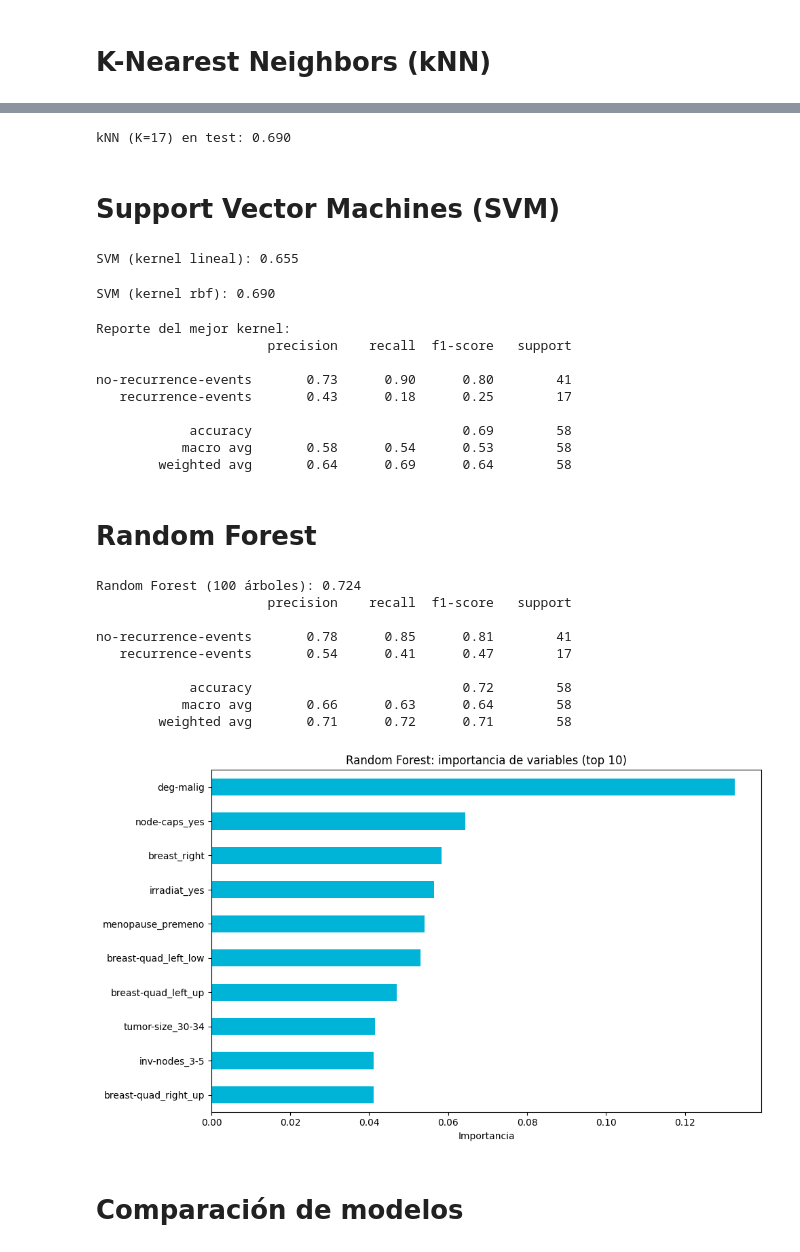
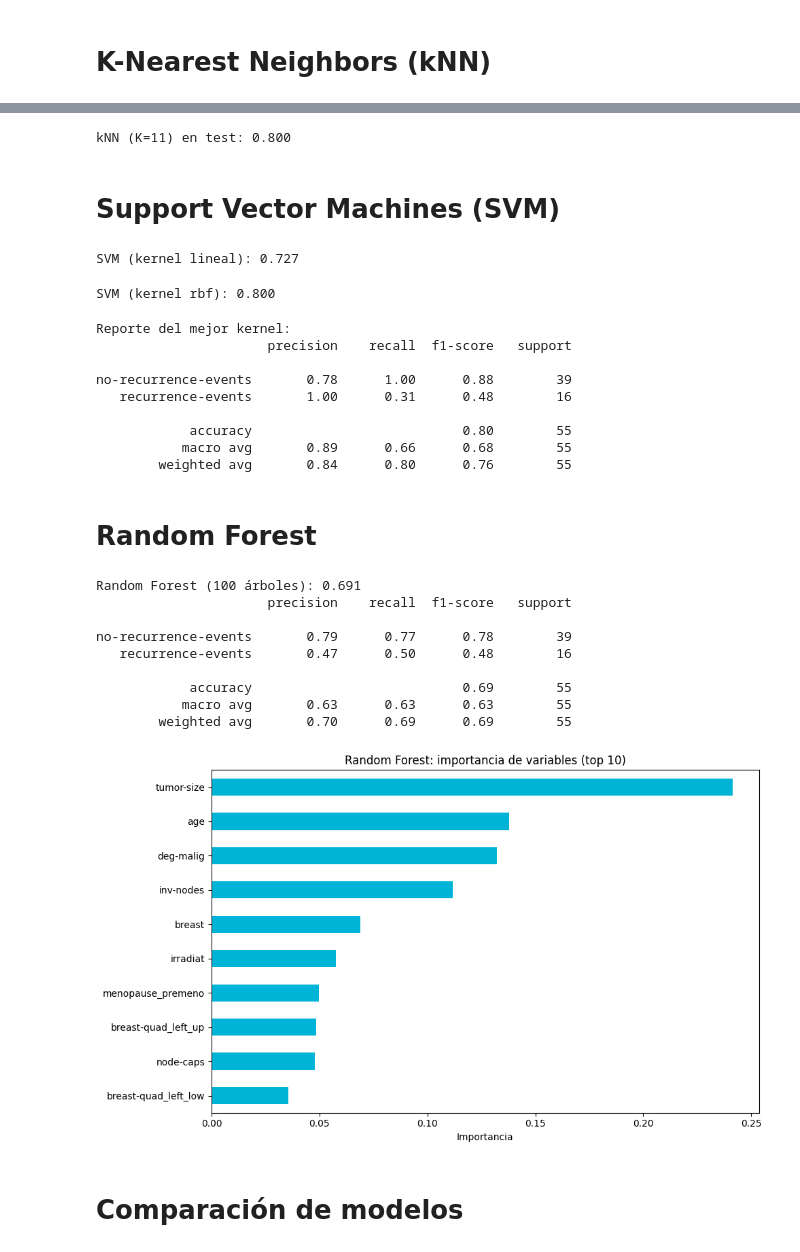
Before and after one commit to EmiiFernandez/actividades_data_sciente_ypf, a Jupyter notebook: notebook/C13_Notebook-17.ipynb, the cells around one changed output, grey strips where cells are left out. Saved outputs shown, nothing was run; the diff lists cells and outputs as text; code cells hidden in the pictures.

```diff
--- a/notebook/C13_Notebook-17.ipynb
+++ b/notebook/C13_Notebook-17.ipynb
@@ -457,78 +597,77 @@ Mejor K según validación cruzada: 17 (exactitud CV 0.715)
-# %%
-# Recién acá, una sola vez, evaluamos en test con el K elegido
-knn_best_c = KNeighborsClassifier(n_neighbors=best_k_c)
-knn_best_c.fit(X_train_scaled_c, y_train_c)
-acc_knn_best_c = accuracy_score(y_test_c, knn_best_c.predict(X_test_scaled))
-print(f"kNN (K={best_k_c}) en test: {acc_knn_best_c:.3f}")
-# %% [output]
-kNN (K=17) en test: 0.690
+# %%
+knn_cancer_best = KNeighborsClassifier(n_neighbors=best_cancer_k)
+knn_cancer_best.fit(X_cancer_train_scaled, y_cancer_train)
+acc_knn_cancer_best = accuracy_score(y_cancer_test, knn_cancer_best.predict(X_cancer_test_scaled))
+print(f"kNN (K={best_cancer_k}) en test: {acc_knn_cancer_best:.3f}")
+# %% [output]
+kNN (K=11) en test: 0.800
 # %% [markdown]
 # **Support Vector Machines (SVM)**
 # %%
 from sklearn.svm import SVC
 # %%
-svm_linear_c = SVC(kernel='linear', random_state=42)
-svm_linear_c.fit(X_train_scaled_c, y_train_c)
-acc_svm_linear_c = accuracy_score(y_test_c, svm_linear_c.predict(X_test_scaled))
-print(f"SVM (kernel lineal): {acc_svm_linear_c:.3f}")
+svm_cancer_linear = SVC(kernel='linear', random_state=42)
+svm_cancer_linear.fit(X_cancer_train_scaled, y_cancer_train)
+acc_cancer_svm_cancer_linear = accuracy_score(y_cancer_test, svm_cancer_linear.predict(X_cancer_test_scaled))
+print(f"SVM (kernel lineal): {acc_cancer_svm_cancer_linear:.3f}")
 # %% [output]
-SVM (kernel lineal): 0.655
+SVM (kernel lineal): 0.727
 # %%
-svm_rbf_c = SVC(kernel='rbf', random_state=42)
-svm_rbf_c.fit(X_train_scaled_c, y_train_c)
-acc_svm_rbf_c = accuracy_score(y_test_c, svm_rbf_c.predict(X_test_scaled))
-print(f"SVM (kernel rbf): {acc_svm_rbf_c:.3f}")
+svm_cancer_rbf = SVC(kernel='rbf', random_state=42)
+svm_cancer_rbf.fit(X_cancer_train_scaled, y_cancer_train)
+acc_svm_cancer_rbf = accuracy_score(y_cancer_test, svm_cancer_rbf.predict(X_cancer_test_scaled))
+print(f"SVM (kernel rbf): {acc_svm_cancer_rbf:.3f}")
 # %% [output]
-SVM (kernel rbf): 0.690
+SVM (kernel rbf): 0.800
 # %%
 print(f"\nReporte del mejor kernel:")
-mejor_svm_c = svm_rbf_c if acc_svm_rbf_c >= acc_svm_linear_c else svm_linear_c
-y_pred_svm = mejor_svm_c.predict(X_test_scaled)
-print(classification_report(y_test_c, y_pred_svm, target_names=['no-recurrence-events', 'recurrence-events']))
+mejor_cancer_svm = svm_cancer_rbf if acc_svm_cancer_rbf >= acc_cancer_svm_cancer_linear else svm_cancer_linear
+y_pred_cancer_svm = mejor_cancer_svm.predict(X_cancer_test_scaled)
+print(classification_report(y_cancer_test, y_pred_cancer_svm, target_names=le_status.classes_))
 # %% [output]
 Reporte del mejor kernel:
                       precision    recall  f1-score   support
 
-no-recurrence-events       0.73      0.90      0.80        41
-   recurrence-events       0.43      0.18      0.25        17
+no-recurrence-events       0.78      1.00      0.88        39
+   recurrence-events       1.00      0.31      0.48        16
 
-            accuracy                           0.69        58
-           macro avg       0.58      0.54      0.53        58
-        weighted avg       0.64      0.69      0.64        58
+            accuracy                           0.80        55
+           macro avg       0.89      0.66      0.68        55
+        weighted avg       0.84      0.80      0.76        55
 # %% [markdown]
 # **Random Forest**
 # %%
 from sklearn.ensemble import RandomForestClassifier
 # %%
-rf_c = RandomForestClassifier(n_estimators=100, random_state=42)
-rf_c.fit(X_train_scaled_c, y_train_c)
-y_pred_rf_c = rf_c.predict(X_test_scaled_c)
+rf_cancer = RandomForestClassifier(n_estimators=100, random_state=42)
+rf_cancer.fit(X_cancer_train_scaled, y_cancer_train)
+y_pred_cancer_rf = rf_cancer.predict(X_cancer_test_scaled)
 # %%
-acc_rf_c = accuracy_score(y_test_c, y_pred_rf_c)
-print(f"Random Forest (100 árboles): {acc_rf_c:.3f}")
-print(classification_report(y_test_c, y_pred_rf_c, target_names=['no-recurrence-events', 'recurrence-events']))
+acc_cancer_rf = accuracy_score(y_cancer_test, y_pred_cancer_rf)
+print(f"Random Forest (100 árboles): {acc_cancer_rf:.3f}")
+print(classification_report(y_cancer_test, y_pred_cancer_rf, target_names=le_status.classes_))
 # %% [output]
-Random Forest (100 árboles): 0.724
+Random Forest (100 árboles): 0.691
                       precision    recall  f1-score   support
 
-no-recurrence-events       0.78      0.85      0.81        41
-   recurrence-events       0.54      0.41      0.47        17
+no-recurrence-events       0.79      0.77      0.78        39
+   recurrence-events       0.47      0.50      0.48        16
 
-            accuracy                           0.72        58
-           macro avg       0.66      0.63      0.64        58
-        weighted avg       0.71      0.72      0.71        58
+            accuracy                           0.69        55
+           macro avg       0.63      0.63      0.63        55
+        weighted avg       0.70      0.69      0.69        55
 # %%
 # Importancia de variables
-importancias = pd.Series(rf_c.feature_importances_, index=X_cancer.columns).sort_values(ascending=False)
+importancias = pd.Series(rf_cancer.feature_importances_, index=features_cancer).sort_values(ascending=False)
 fig, ax = plt.subplots(figsize=(10, 6))
 importancias.head(10).plot(kind='barh', ax=ax, color='#00B4D8')
 ax.set_xlabel('Importancia')
 ax.set_title('Random Forest: importancia de variables (top 10)')
 ax.invert_yaxis()
 plt.tight_layout()
 plt.show()
 # %% [output]
-[figure, old version]
+[figure, new version]
 # %% [markdown]
 # **Comparación de modelos**
 # %%
```
Also changed, not shown: parts of 53 cells of this notebook.
